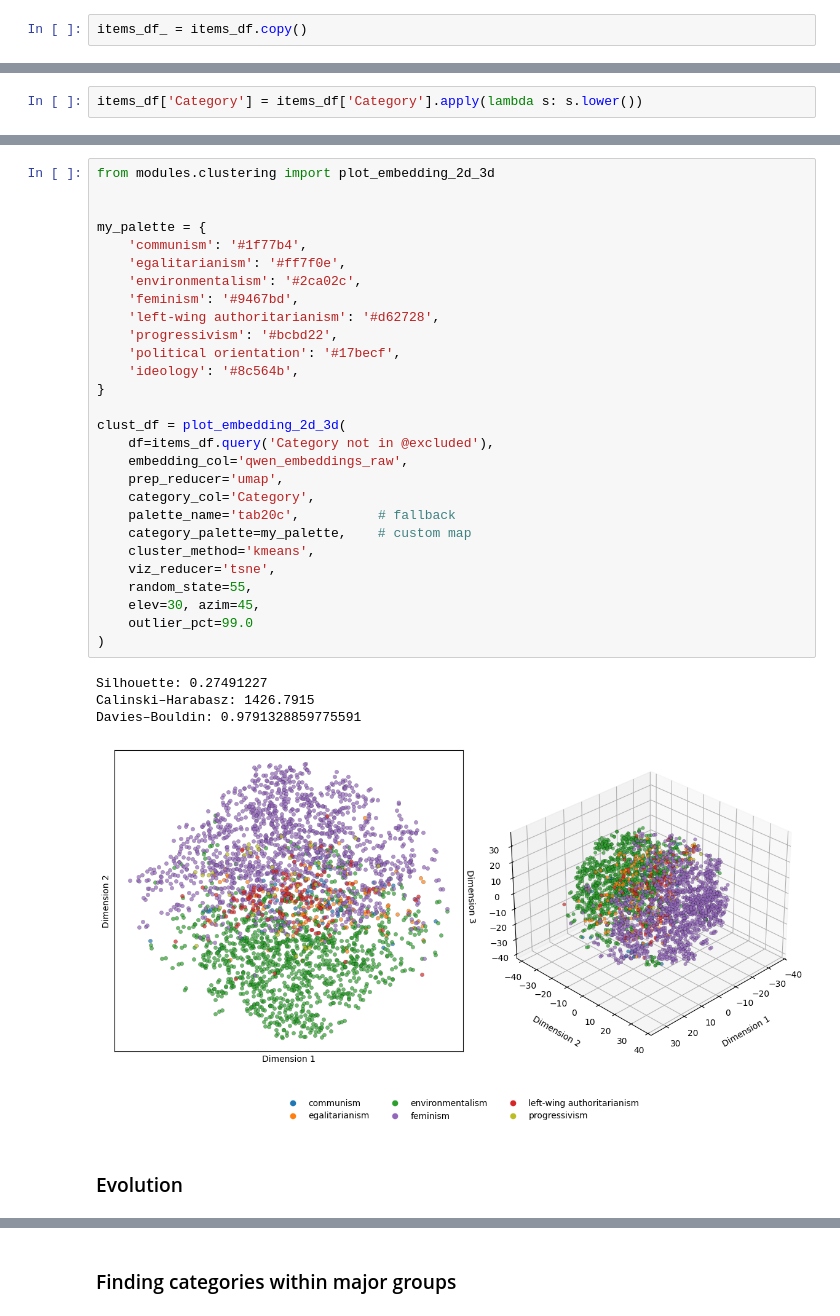
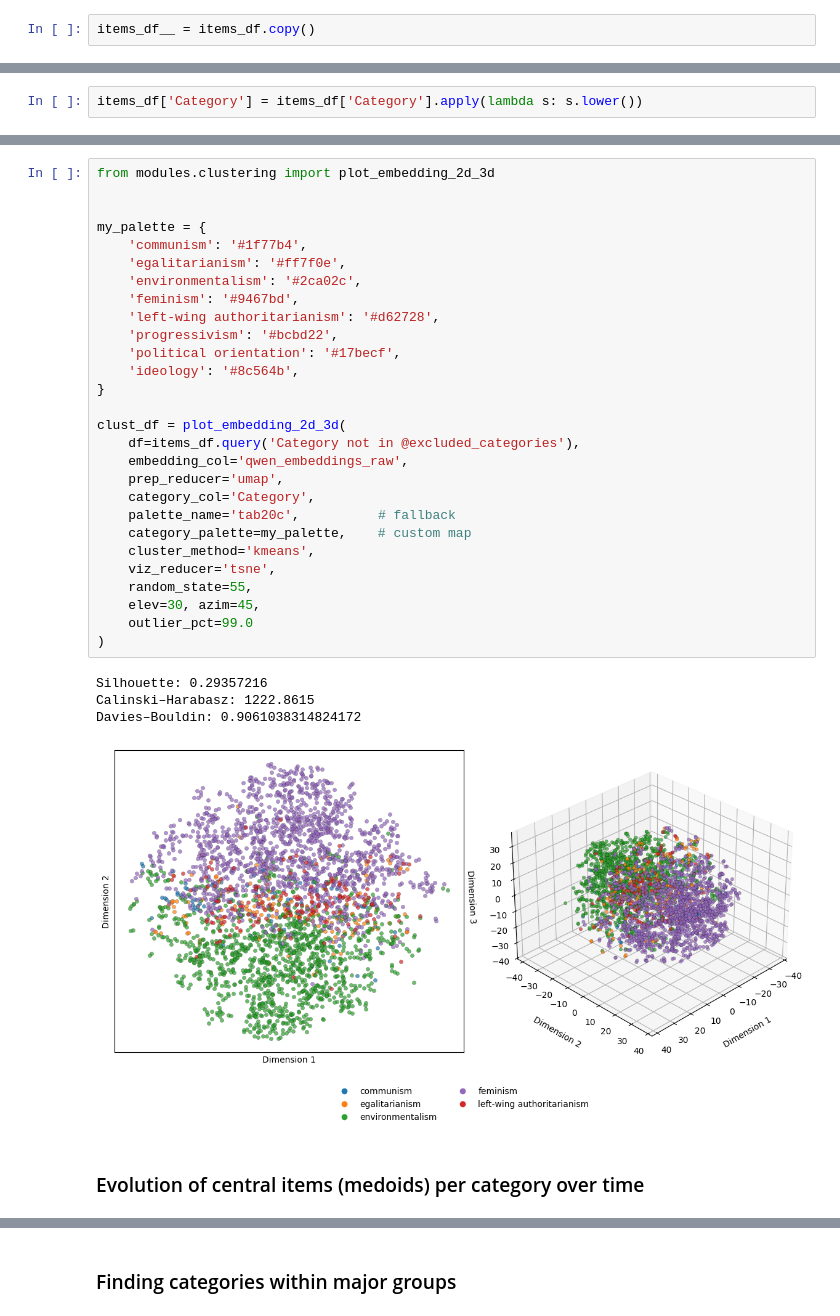
Before and after one commit to poltools/systematic_review_left_items, a Jupyter notebook: analysis.ipynb, the cells around one changed output, grey strips where cells are left out. Cells and saved outputs as stored; diff of their text form.

```diff
--- a/analysis.ipynb
+++ b/analysis.ipynb
@@ -69,7 +71,7 @@ items_df.sample(10)
 # %% [markdown]
 ### Deduplication
 # %%
-items_df_ = items_df.copy()
+items_df__ = items_df.copy()
 # %%
 from modules.deduplication import dedupe_and_map_versions
 
@@ -326,38 +321,38 @@ Clustering metrics:
 # %%
 from modules.clustering import plot_embedding_2d_3d
 
 
 my_palette = {
     'communism': '#1f77b4',
     'egalitarianism': '#ff7f0e',
     'environmentalism': '#2ca02c',
     'feminism': '#9467bd',
     'left-wing authoritarianism': '#d62728',
     'progressivism': '#bcbd22',
     'political orientation': '#17becf',
     'ideology': '#8c564b',
 }
 
 clust_df = plot_embedding_2d_3d(
-    df=items_df.query('Category not in @excluded'),
+    df=items_df.query('Category not in @excluded_categories'),
     embedding_col='qwen_embeddings_raw',
     prep_reducer='umap',
     category_col='Category',
     palette_name='tab20c',          # fallback
     category_palette=my_palette,    # custom map
     cluster_method='kmeans',
     viz_reducer='tsne',
     random_state=55,
     elev=30, azim=45,
     outlier_pct=99.0
 )
 # %% [output]
-Silhouette: 0.27491227
-Calinski–Harabasz: 1426.7915
-Davies–Bouldin: 0.9791328859775591
+Silhouette: 0.29357216
+Calinski–Harabasz: 1222.8615
+Davies–Bouldin: 0.9061038314824172
-[figure, old version]
+[figure, new version]
 # %% [markdown]
-### Evolution
+### Evolution of central items (medoids) per category over time
 # %%
 from modules.evolution import plot_category_evolution
 
```
Also changed, not shown: parts of 32 cells of this notebook, 15 other files.
